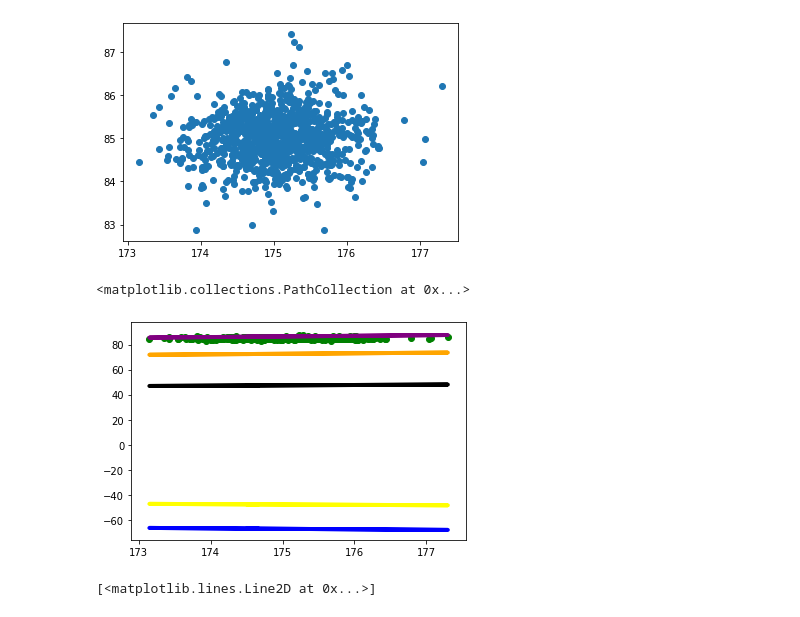
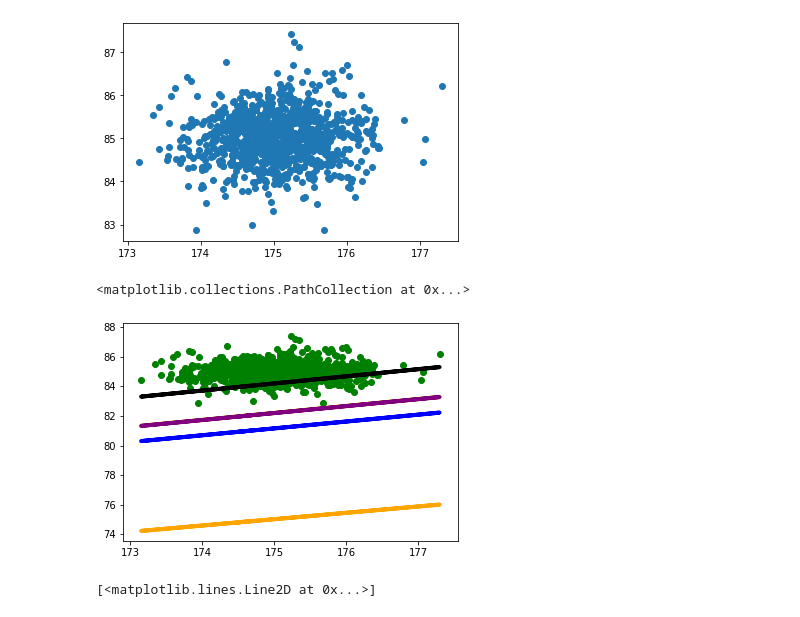
Before and after one commit to maheravi/Machine-Learning, a Jupyter notebook: Height-Weight Adaline.ipynb, the cells around one changed output. Drawn from its saved outputs; the diff is of its cells as text; code cells hidden in the pictures.

```diff
--- a/Height-Weight Adaline.ipynb
+++ b/Height-Weight Adaline.ipynb
@@ -23,16 +23,16 @@ plt.scatter(height, weight)
 # %%
 X = height
 Y = weight
 color = ['blue', 'yellow', 'orange', 'black', 'purple']
 for i in range(5):
 #     m = np.random.random(1)
-    m = np.array([np.random.uniform(-0.4, 0.5)])
+    m = np.array([np.random.uniform(0.4, 0.5)])
     Y_pred = np.matmul(X, m)
     plt.plot(height, Y_pred, c=color[i], lw = 4)
 plt.scatter(height, weight, c='green')
 # %% [output]
 <matplotlib.collections.PathCollection at 0x...>
-[figure, old version]
+[figure, new version]
 # %%
 X = height
 Y = weight
```
Also changed, not shown: parts of 2 cells of this notebook.
